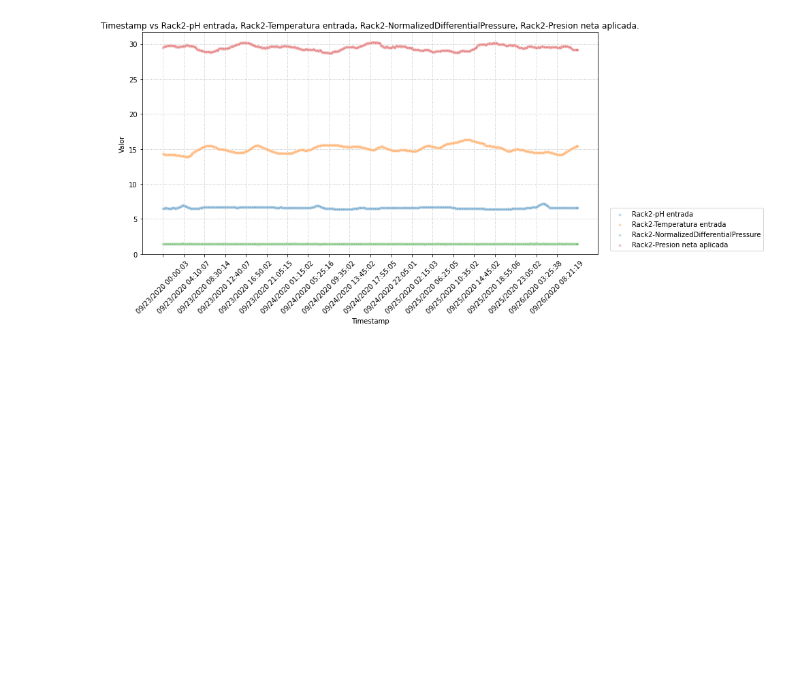
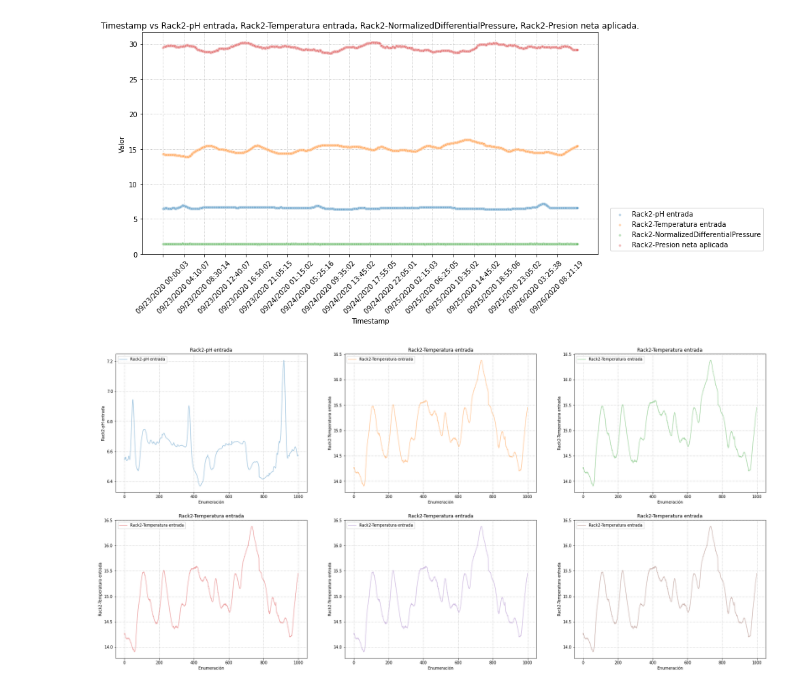
Before and after one commit to Chirinoxi/VDD-II, a Jupyter notebook: tests.ipynb, the cells around one changed output. Cells and saved outputs as stored; diff of their text form; code cells hidden in the pictures; blank space fills up the shorter version.

Commit message:
feat(GluabenDataVisualization.py): se agrega feature para realizar varios gráficos con subplots

```diff
--- a/tests.ipynb
+++ b/tests.ipynb
@@ -86,3 +97,7 @@ glauben_graphic.plotWithBar(['Rack2-pH entrada', 'Rack2-Presion neta aplicada'])
 glauben_graphic.plotWithScatter('Timestamp', ['Rack2-pH entrada','Rack2-Temperatura entrada','Rack2-NormalizedDifferentialPressure','Rack2-Presion neta aplicada'], sep = 50)
 # %% [output]
 [figure]
+# %%
+glauben_graphic.subPlots(type='line',y_name=['Rack2-pH entrada','Rack2-Temperatura entrada','Rack2-Temperatura entrada','Rack2-Temperatura entrada','Rack2-Temperatura entrada', 'Rack2-Temperatura entrada'])
+# %% [output]
+[figure, added]
```
Also changed, not shown: parts of 3 cells of this notebook, 1 other file.
